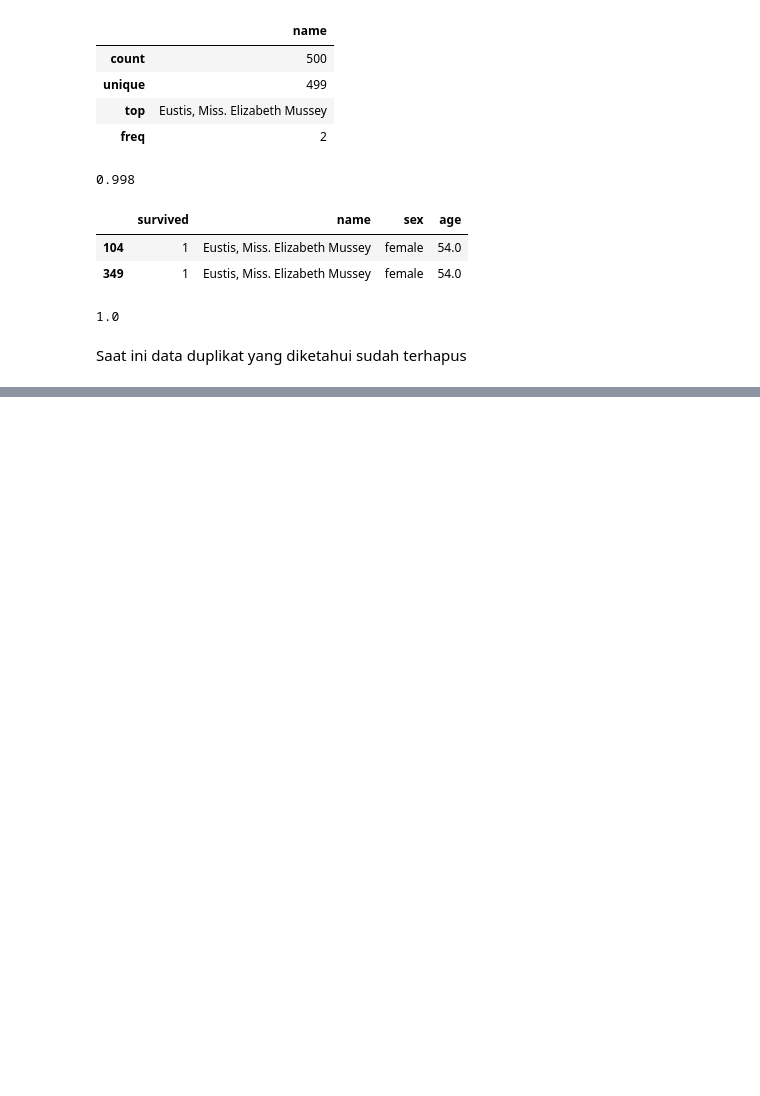
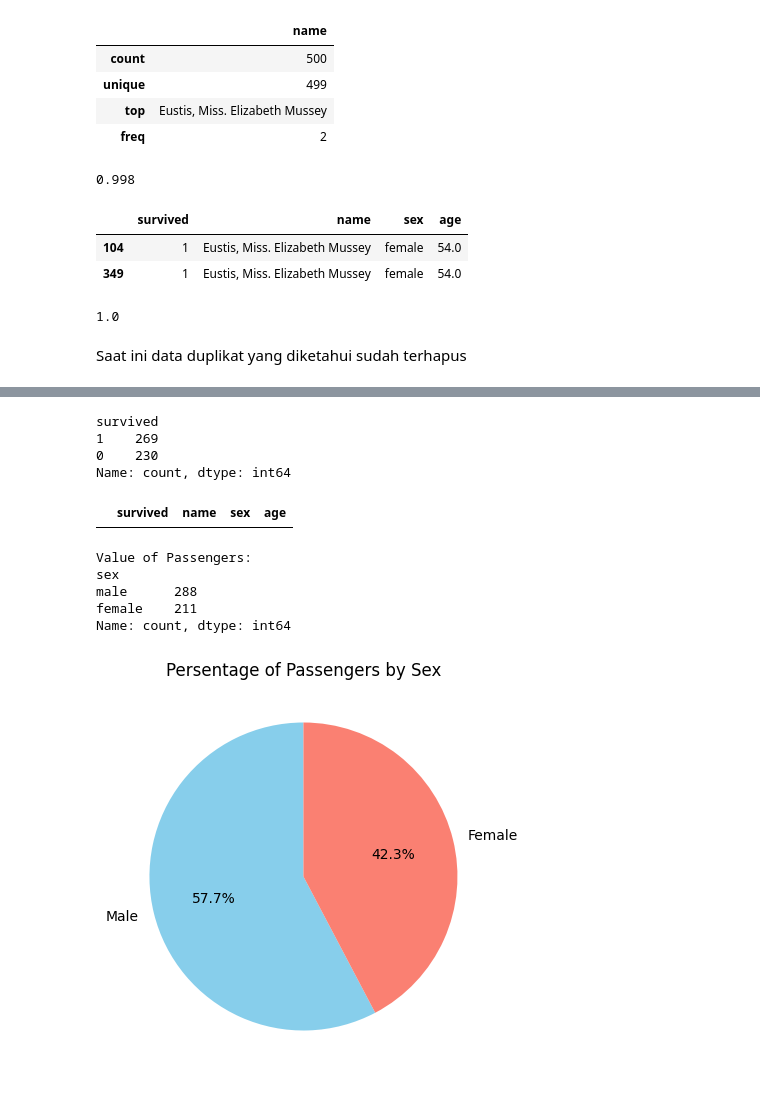
Before and after one commit to ally-sketch/DATA-SCIENCE-, a Jupyter notebook: Basic Python and Data Intelligence/Dibimbing/template_assignment.ipynb, the cells around one changed output, grey strips where cells are left out. Drawn from its saved outputs; the diff is of its cells as text; code cells hidden in the pictures; blank space fills up the shorter version.

```diff
--- a/Basic Python and Data Intelligence/Dibimbing/template_assignment.ipynb
+++ b/Basic Python and Data Intelligence/Dibimbing/template_assignment.ipynb
@@ -160,0 +213,3 @@ Saat ini data duplikat yang diketahui sudah terhapus
+# %%
+df.loc[df['age'] < 1, 'age'] = 1
+df[df['age'] < 1]
@@ -160,0 +218,2 @@ Saat ini data duplikat yang diketahui sudah terhapus
+# %%
+df.loc[df['age'] % 1 != 0, 'age'] = df['age'].round()
@@ -160,0 +270,7 @@ Saat ini data duplikat yang diketahui sudah terhapus
+# %%
+print(df['survived'].value_counts())
+# %% [output]
+survived
+1    269
+0    230
+Name: count, dtype: int64
@@ -160,0 +286,18 @@ Saat ini data duplikat yang diketahui sudah terhapus
+# %%
+outliers
+# %% [output]
+|  | survived | name | sex | age |
+# %%
+print(f'Value of Passengers:\n{df["sex"].value_counts()}')
+
+plt.figure(figsize=(10, 5))
+plt.pie(df['sex'].value_counts(), labels=['Male', 'Female'], autopct='%1.1f%%', startangle=90, colors=['skyblue', 'salmon'])
+plt.title('Persentage of Passengers by Sex')
+plt.show()
+# %% [output]
+Value of Passengers:
+sex
+male      288
+female    211
+Name: count, dtype: int64
+[figure, added]
```
Also changed, not shown: parts of 16 cells of this notebook.
